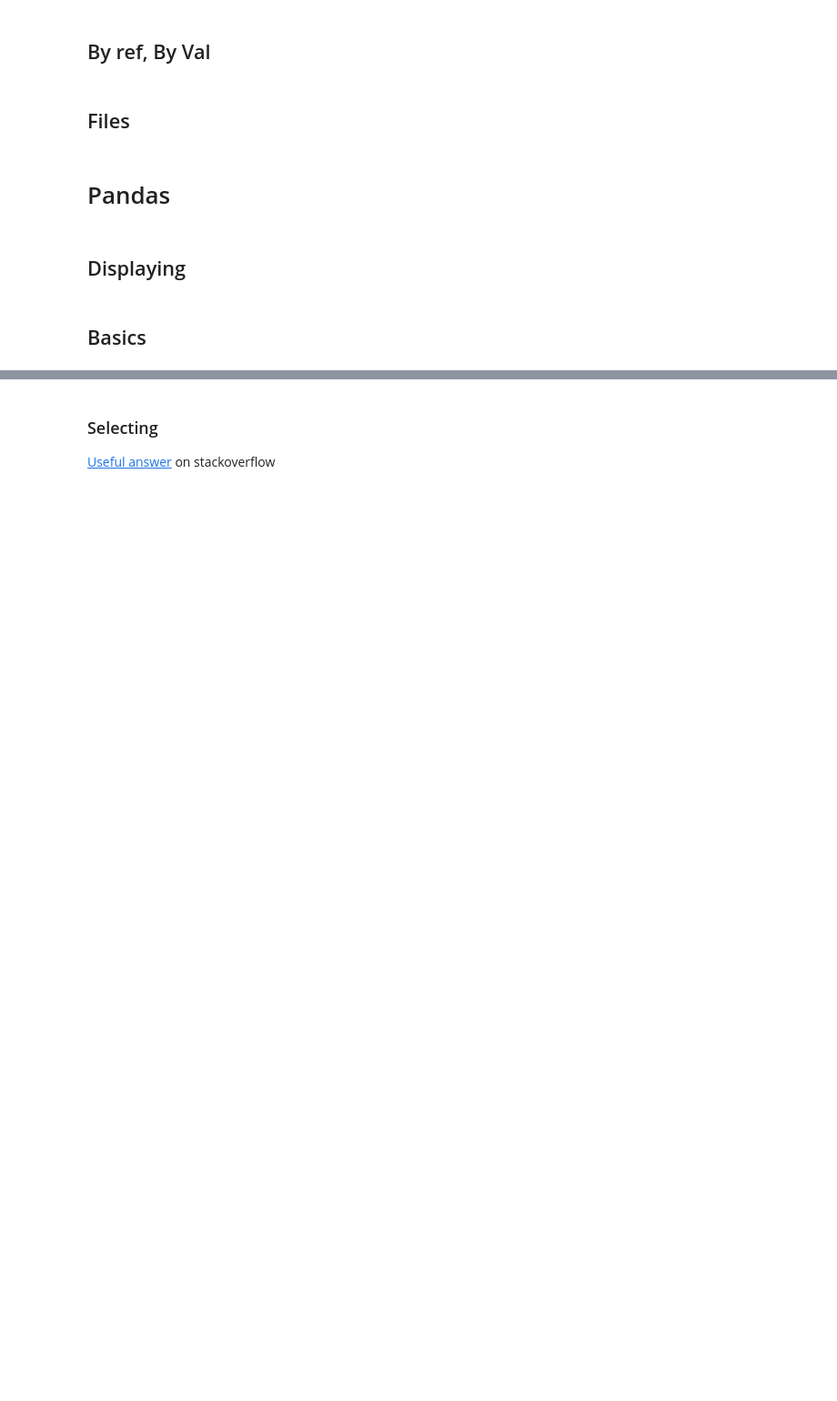
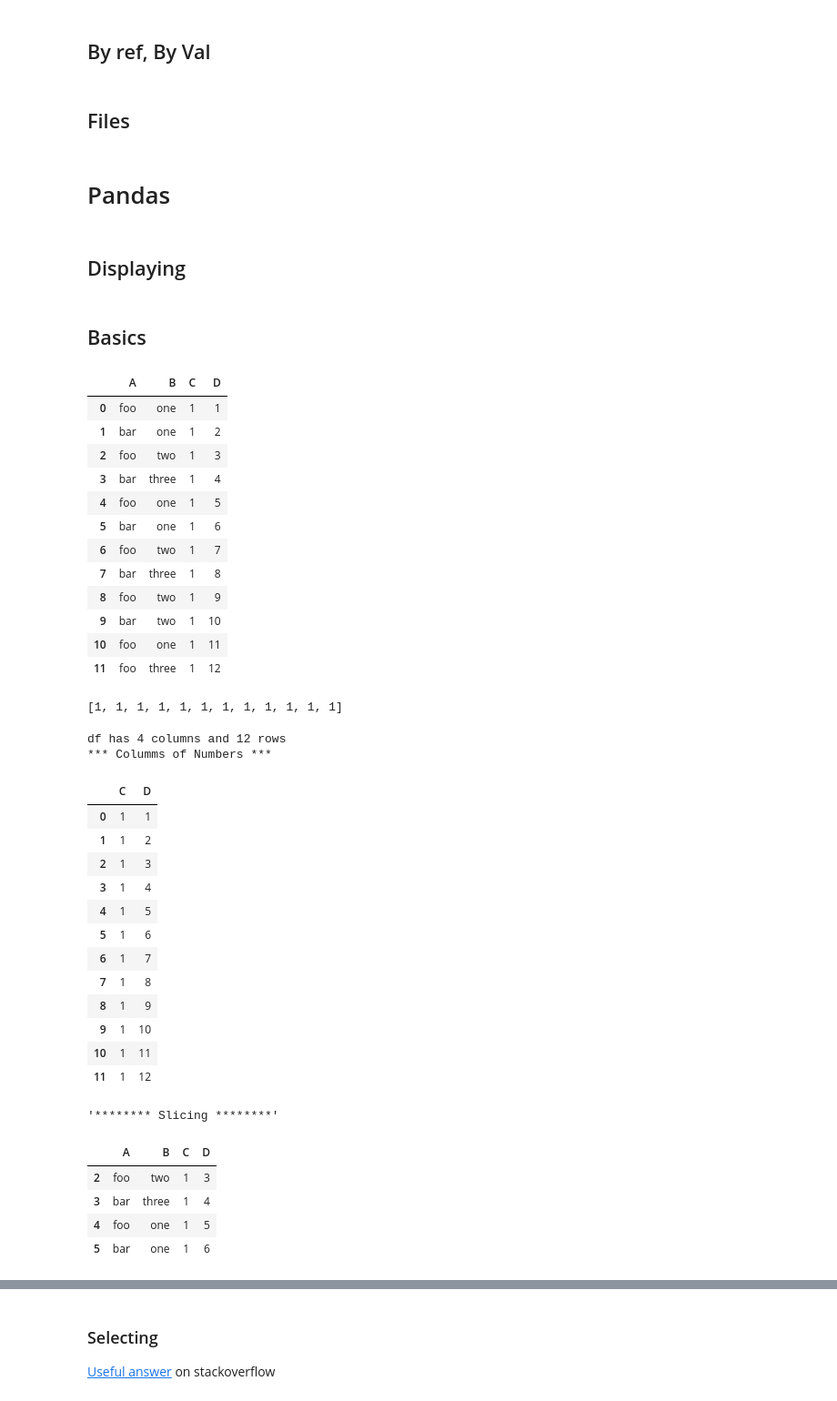
Before and after one commit to skulas/skulas, a Jupyter notebook: ml_python/General Playground.ipynb, the cells around one changed output, grey strips where cells are left out. Shown at 91% size. Saved outputs shown, nothing was run; the diff lists cells and outputs as text; code cells hidden in the pictures; blank space fills up the shorter version.

Commit message:
add df.shape

```diff
--- a/ml_python/General Playground.ipynb
+++ b/ml_python/General Playground.ipynb
@@ -559,20 +607,58 @@ def display_side_by_side(*args):
 # %%
 import numpy as np
 
 df = pd.DataFrame({'A': ['foo', 'bar', 'foo', 'bar',
                          'foo', 'bar', 'foo', 'bar',
                           'foo', 'bar', 'foo', 'foo'],
                     'B': ['one', 'one', 'two', 'three',
                           'one', 'one', 'two', 'three',
                           'two', 'two', 'one', 'three'],
                     'C': [1]*12,
                     'D': range(1,13)})
 display(df)
 list_c = df['C'].tolist()
 display(list_c)
+row_num, col_num = df.shape
+print(f'df has {col_num} columns and {row_num} rows')
 print('*** Columms of Numbers ***')
 num_cols = df.select_dtypes(np.number)
 display(num_cols)
 
 display(f'{"*"*8} Slicing {"*"*8}')
 display(df[2:2+4])
+# %% [output]
+|  | A | B | C | D |
+| 0 | foo | one | 1 | 1 |
+| 1 | bar | one | 1 | 2 |
+| 2 | foo | two | 1 | 3 |
+| 3 | bar | three | 1 | 4 |
+| 4 | foo | one | 1 | 5 |
+| 5 | bar | one | 1 | 6 |
+| 6 | foo | two | 1 | 7 |
+| 7 | bar | three | 1 | 8 |
+| 8 | foo | two | 1 | 9 |
+| 9 | bar | two | 1 | 10 |
+| 10 | foo | one | 1 | 11 |
+| 11 | foo | three | 1 | 12 |
+[1, 1, 1, 1, 1, 1, 1, 1, 1, 1, 1, 1]
+df has 4 columns and 12 rows
+*** Columms of Numbers ***
+|  | C | D |
+| 0 | 1 | 1 |
+| 1 | 1 | 2 |
+| 2 | 1 | 3 |
+| 3 | 1 | 4 |
+| 4 | 1 | 5 |
+| 5 | 1 | 6 |
+| 6 | 1 | 7 |
+| 7 | 1 | 8 |
+| 8 | 1 | 9 |
+| 9 | 1 | 10 |
+| 10 | 1 | 11 |
+| 11 | 1 | 12 |
+'******** Slicing ********'
+|  | A | B | C | D |
+| 2 | foo | two | 1 | 3 |
+| 3 | bar | three | 1 | 4 |
+| 4 | foo | one | 1 | 5 |
+| 5 | bar | one | 1 | 6 |
```
Also changed, not shown: parts of 14 cells of this notebook.
